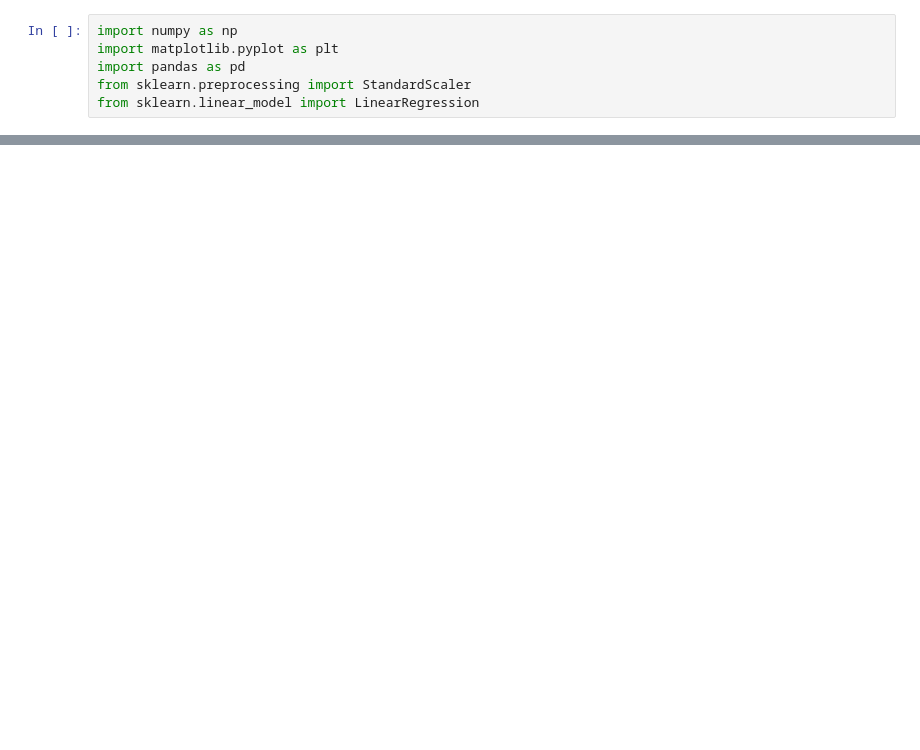
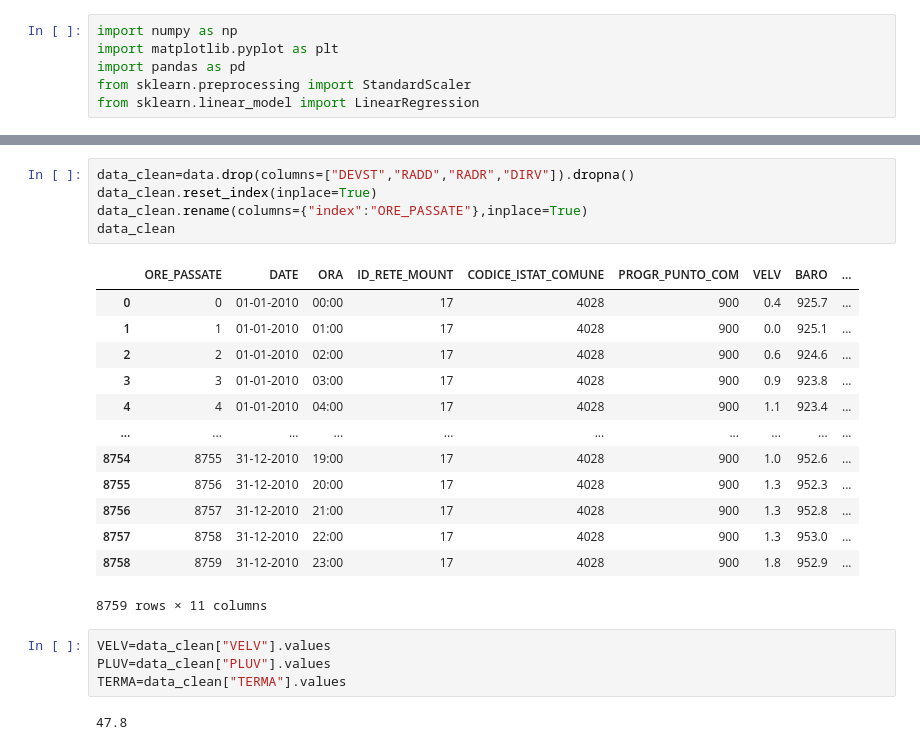
Before and after one commit to RaffaeleMarchisio/Microrobotica2022-2023, a Jupyter notebook: esercizi/scikit-learn/es4pag193/es4pag193.ipynb, the cells around one changed output, grey strips where cells are left out. Cells and saved outputs as stored; diff of their text form; blank space fills up the shorter version.

```diff
--- a/esercizi/scikit-learn/es4pag193/es4pag193.ipynb
+++ b/esercizi/scikit-learn/es4pag193/es4pag193.ipynb
@@ -23,0 +44,25 @@ data
+# %%
+data_clean=data.drop(columns=["DEVST","RADD","RADR","DIRV"]).dropna()
+data_clean.reset_index(inplace=True)
+data_clean.rename(columns={"index":"ORE_PASSATE"},inplace=True)
+data_clean
+# %% [output]
+|  | ORE_PASSATE | DATE | ORA | ID_RETE_MOUNT | CODICE_ISTAT_COMUNE | PROGR_PUNTO_COM | VELV | BARO | ... |
+| 0 | 0 | 01-01-2010 | 00:00 | 17 | 4028 | 900 | 0.4 | 925.7 | ... |
+| 1 | 1 | 01-01-2010 | 01:00 | 17 | 4028 | 900 | 0.0 | 925.1 | ... |
+| 2 | 2 | 01-01-2010 | 02:00 | 17 | 4028 | 900 | 0.6 | 924.6 | ... |
+| 3 | 3 | 01-01-2010 | 03:00 | 17 | 4028 | 900 | 0.9 | 923.8 | ... |
+| 4 | 4 | 01-01-2010 | 04:00 | 17 | 4028 | 900 | 1.1 | 923.4 | ... |
+| ... | ... | ... | ... | ... | ... | ... | ... | ... | ... |
+| 8754 | 8755 | 31-12-2010 | 19:00 | 17 | 4028 | 900 | 1.0 | 952.6 | ... |
+| 8755 | 8756 | 31-12-2010 | 20:00 | 17 | 4028 | 900 | 1.3 | 952.3 | ... |
+| 8756 | 8757 | 31-12-2010 | 21:00 | 17 | 4028 | 900 | 1.3 | 952.8 | ... |
+| 8757 | 8758 | 31-12-2010 | 22:00 | 17 | 4028 | 900 | 1.3 | 953.0 | ... |
+| 8758 | 8759 | 31-12-2010 | 23:00 | 17 | 4028 | 900 | 1.8 | 952.9 | ... |
+8759 rows × 11 columns
+# %%
+VELV=data_clean["VELV"].values
+PLUV=data_clean["PLUV"].values
+TERMA=data_clean["TERMA"].values
+# %% [output]
+47.8
```
Also changed, not shown: parts of 8 cells of this notebook, 1 other file.
